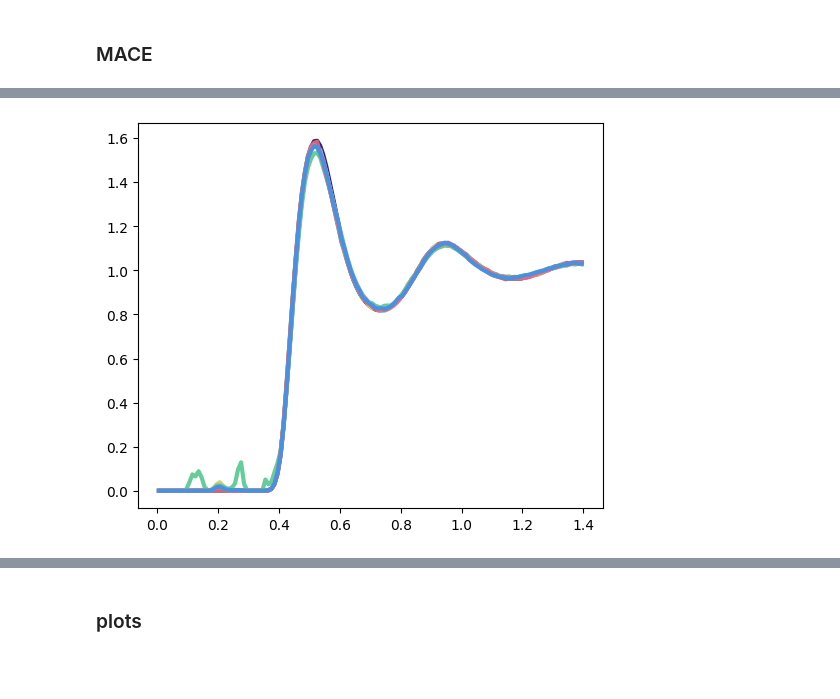
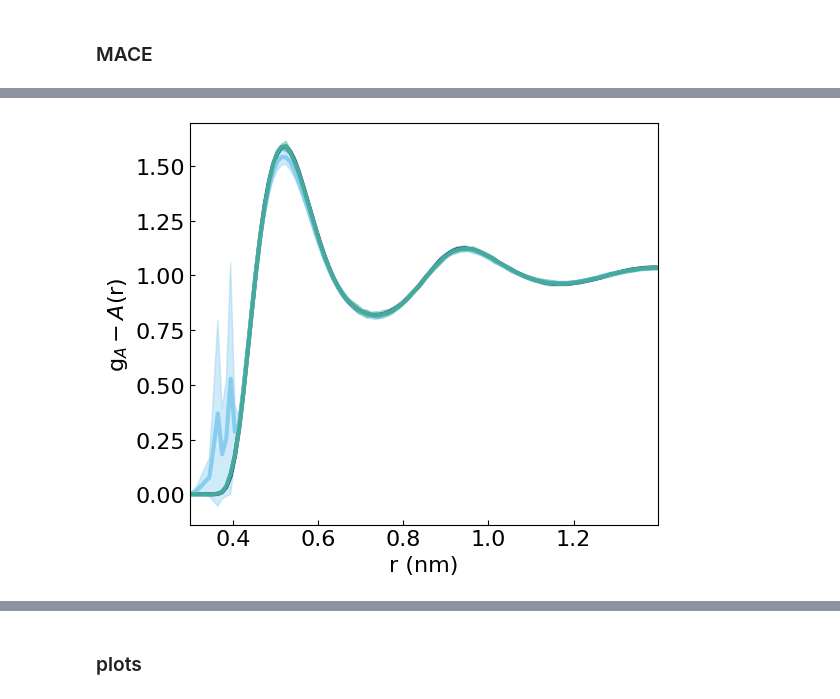
Before and after one commit to bobito25/CG-Mapping-Benchmark, a Jupyter notebook: notebooks/hexane.ipynb, the cells around one changed output, grey strips where cells are left out. Saved outputs shown, nothing was run; the diff lists cells and outputs as text; code cells hidden in the pictures; blank space fills up the shorter version.

```diff
--- a/notebooks/hexane.ipynb
+++ b/notebooks/hexane.ipynb
@@ -654,11 +675,11 @@ kb = 6012.67 kJ/(mol·nm²)
 idcs = jnp.array(bond_util['two-site']['idcs'])
 def single_bond_distance(chain, bond_idx):
     a, b = bond_idx
-    return utils.compute_atom_distance(chain, a, b, bond_util['two-site']['disp_X'])
+    return utils.geometry.compute_atom_distance(chain, a, b, bond_util['two-site']['disp_X'])
 # %% [markdown]
 ### Classical
 # %%
-base_path = "Hexane/Classical_potential/model/map=two-site/chain_"
+base_path = "../results/Hexane/Classical_potential/map=two-site/chain_"
 trajectories = []
 for chain_idx in range(10):
     print(f"Loading chain {chain_idx}")
@@ -825,0 +1039,16 @@ bonds_mace.shape: (50, 200000)
+# %%
+traj_paths_w_prior = [
+    "/home/franz/CG-Mapping-Benchmark/outputs/MLP_train/Hexane_map=two-site_tr=0.9_rcut=0.8_epochs=50_int=2_corr=2_seed=21_prior=True/simulation_NVT_T=300.0K/traj_mol=hexane_dt=2_teq=0_t=1000_nmol=100_nchains=50_mode=sampling_seed=22/trajectory.pkl",
+    "/home/franz/CG-Mapping-Benchmark/outputs/MLP_train/Hexane_map=two-site_tr=0.9_rcut=0.8_epochs=50_int=2_corr=2_seed=22_prior=True/simulation_NVT_T=300.0K/traj_mol=hexane_dt=2_teq=0_t=1000_nmol=100_nchains=50_mode=sampling_seed=22/trajectory.pkl",
+    "/home/franz/CG-Mapping-Benchmark/outputs/MLP_train/Hexane_map=two-site_tr=0.9_rcut=0.8_epochs=50_int=2_corr=2_seed=23_prior=True/simulation_NVT_T=300.0K/traj_mol=hexane_dt=2_teq=0_t=1000_nmol=100_nchains=50_mode=sampling_seed=22/trajectory.pkl",
+]
+traj_paths_wo_prior = [
+    "/home/franz/CG-Mapping-Benchmark/results/Hexane/MLP/Hexane_map=two-site_rcut=0.8_corr=2_int=2/simulation_NVT_T=300.0K/traj_mol=hexane_dt=2_teq=0_t=1000_nmol=100_nchains=50_mode=sampling_seed=22/trajectory.pkl",
+    "/home/franz/CG-Mapping-Benchmark/outputs/MLP_train/Hexane_map=two-site_tr=0.9_rcut=0.8_epochs=50_int=2_corr=2_seed=21_prior=False/simulation_NVT_T=300.0K/traj_mol=hexane_dt=2_teq=0_t=1000_nmol=100_nchains=50_mode=sampling_seed=22/trajectory.pkl",
+    "/home/franz/CG-Mapping-Benchmark/outputs/MLP_train/Hexane_map=two-site_tr=0.9_rcut=0.8_epochs=50_int=2_corr=2_seed=23_prior=False/simulation_NVT_T=300.0K/traj_mol=hexane_dt=2_teq=0_t=1000_nmol=100_nchains=50_mode=sampling_seed=22/trajectory.pkl",
+]
+
+paths_prior = {
+    'with_prior': traj_paths_w_prior,
+    'without_prior': traj_paths_wo_prior
+}
@@ -857,18 +1342,73 @@ mace_traj_w_prior.shape, mace_traj_wo_prior.shape
 # %%
+n_chains = 10
+
+trajectories = [
+    np.array(results['two-site']['ref']['traj']),
+    np.array(results_prior['without_prior'][0]['traj'])[:n_chains],
+    np.array(results_prior['with_prior'][0]['traj'])[:n_chains],
+]
+
 labels = [
     'Reference',
+    'MLP without prior',
     'MLP with prior',
-    'MLP with prior',
-    # 'MLP without prior',
 ]
 
-plot_rdf(
-    rdf_data,
+is_single_chain = [traj.ndim == 3 for traj in trajectories]
+rdf_data_all_chains = []
+
+for chain in range(n_chains):
+    trajs_single_chain = []
+    for traj_chain, single in zip(trajectories, is_single_chain):
+        if single:
+            # Reference → do NOT index by chain
+            trajs_single_chain.append(traj_chain)
+        else:
+            # ML models → pick chain
+            trajs_single_chain.append(traj_chain[chain])
+
+    rdf_data_chain, bead_combos = utils.structural.calculate_rdf(
+        trajs_single_chain,
+        ['A','A'],
+        sites_per_mol=2,
+        pair_batch_size=10_000,
+        frame_batch_size=1_000
+    )
+    rdf_data_all_chains.append(rdf_data_chain)
+
+merged_rdf = {}
+
+for bead_combo in bead_combos:
+    merged_rdf[bead_combo] = {}
+
+    for traj_idx in range(len(trajectories)):
+
+        chain_curves = []
+        for chain_idx in range(n_chains):
+            r, g_r = rdf_data_all_chains[chain_idx][bead_combo][traj_idx]
+            chain_curves.append((r, g_r))
+
+        merged_rdf[bead_combo][traj_idx] = chain_curves
+
+
+for bead_combo in bead_combos:
+    for traj_idx in merged_rdf[bead_combo]:
+        curves = merged_rdf[bead_combo][traj_idx]
+
+        r_vals = np.array([c[0] for c in curves])   # shape (n_chains, bins)
+        g_vals = np.array([c[1] for c in curves])   # shape (n_chains, bins)
+
+        merged_rdf[bead_combo][traj_idx] = (r_vals, g_vals)
+
+results['two-site']['rdf'] = merged_rdf
+
+plotting.structural.plot_rdf(
+    merged_rdf,
     bead_combos,
     labels,
     mode="multi",
     n_std=3.0,
-    show_legend=True,
-    save_pdf=False
+    show_legend=False,
+    save_pdf=True
 )
 # %% [output]
@@ -876 +1417 @@ IndexError: list index out of range
-[figure, old version]
+[figure, new version]
```
Also changed, not shown: parts of 52 cells of this notebook, 25 other files.
